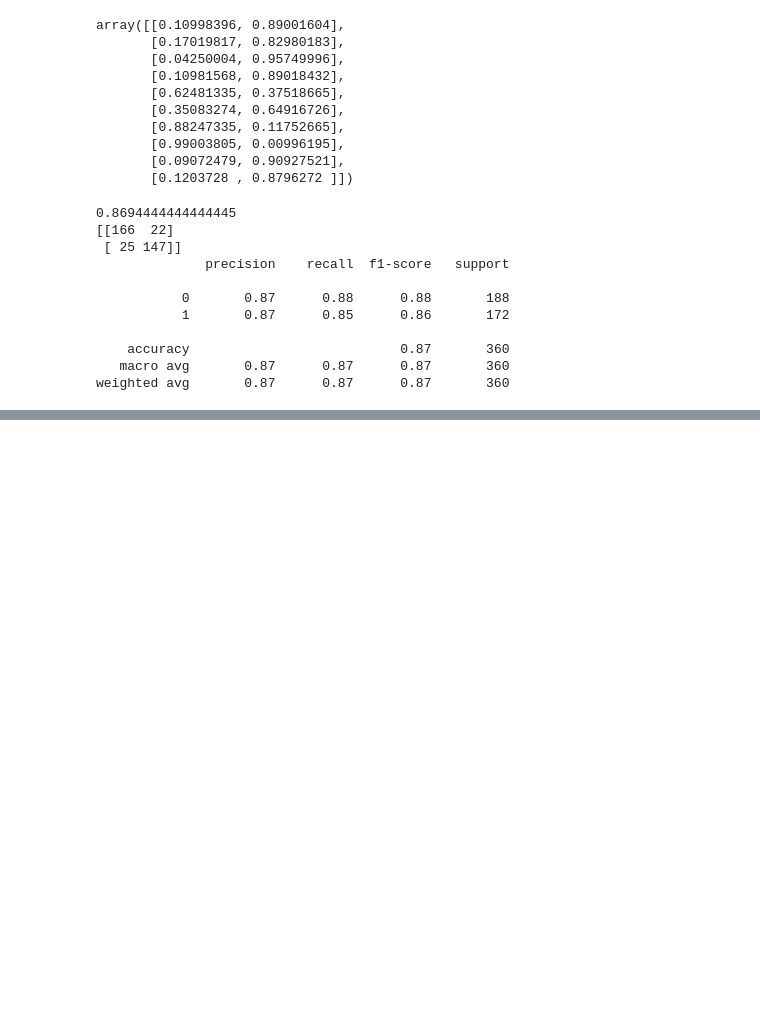
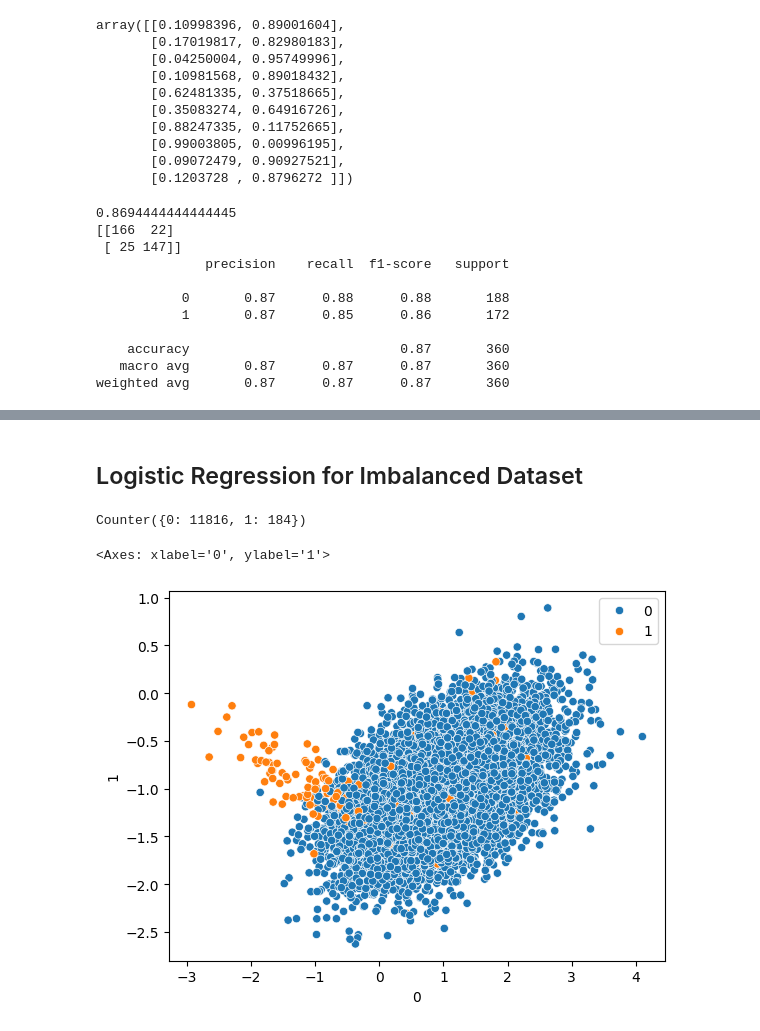
Before and after one commit to Soumo31428/LogisticRegressionImplementation, a Jupyter notebook: Logistic_Regression_Implementation.ipynb, the cells around one changed output, grey strips where cells are left out. Drawn from its saved outputs; the diff is of its cells as text; code cells hidden in the pictures; blank space fills up the shorter version.

```diff
--- a/Logistic_Regression_Implementation.ipynb
+++ b/Logistic_Regression_Implementation.ipynb
@@ -68,0 +268,2 @@ weighted avg       0.87      0.87      0.87       360
+# %% [markdown]
+## Logistic Regression for Imbalanced Dataset
@@ -68,0 +274,13 @@ weighted avg       0.87      0.87      0.87       360
+# %%
+## Imbalanced Dataset
+x,y = make_classification(n_samples = 12000, n_features = 2, n_clusters_per_class = 1, n_redundant = 0, weights = [0.99], random_state = 10)
+# %%
+Counter(y)
+# %% [output]
+Counter({0: 11816, 1: 184})
+# %%
+import seaborn as sns
+sns.scatterplot(x=pd.DataFrame(x)[0], y=pd.DataFrame(x)[1], hue = y)
+# %% [output]
+<Axes: xlabel='0', ylabel='1'>
+[figure, added]
```
Also changed, not shown: parts of 39 cells of this notebook.
